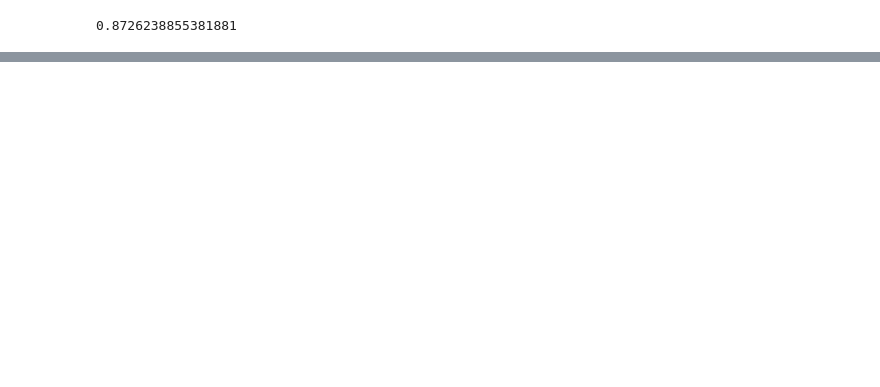
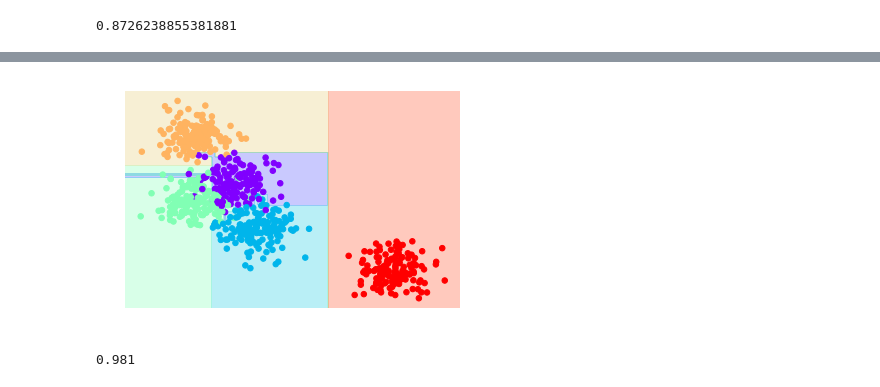
Before and after one commit to UNCG-CSE/Guilford_EMS, a Jupyter notebook: src/Machine Learning.ipynb, the cells around one changed output, grey strips where cells are left out. Saved outputs shown, nothing was run; the diff lists cells and outputs as text; code cells hidden in the pictures; blank space fills up the shorter version.

```diff
--- a/src/Machine Learning.ipynb
+++ b/src/Machine Learning.ipynb
@@ -408,0 +358,2 @@ print(score)
+# %%
+sample = newdf.sample(n=100, replace = False)
@@ -408,0 +389,13 @@ print(score)
+# %%
+%matplotlib inline
+import numpy as np
+import matplotlib.pyplot as plt
+from scipy import stats
+from sklearn.multiclass import OneVsRestClassifier
+from sklearn.metrics import roc_curve, auc
+from sklearn.preprocessing import label_binarize
+
+# use seaborn plotting defaults
+import seaborn as sns; sns.set()
+# Split dataset into training set and test set
+X_train, X_test, y_train, y_test = train_test_split(X, y, test_size=0.3)
@@ -408,0 +407,8 @@ print(score)
+# %%
+visualize_classifier(DecisionTreeClassifier(), X_train, y_train)
+# %% [output]
+[figure, added]
+# %%
+tree.score(X,y,sample_weight=None)
+# %% [output]
+0.981
```
Also changed, not shown: parts of 33 cells of this notebook.
